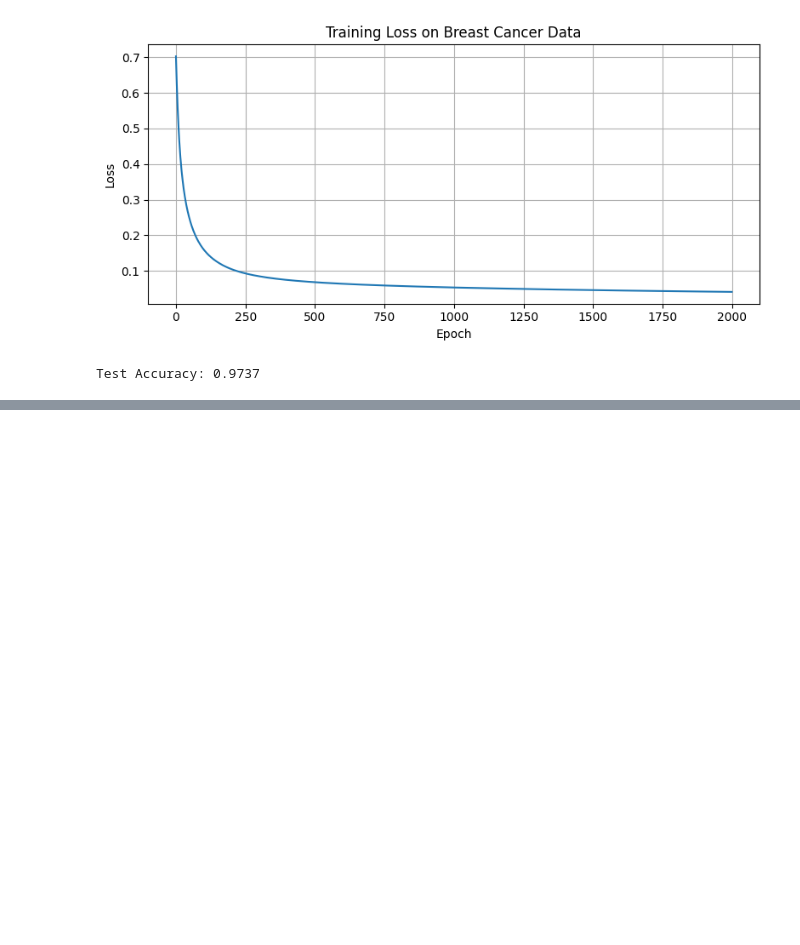
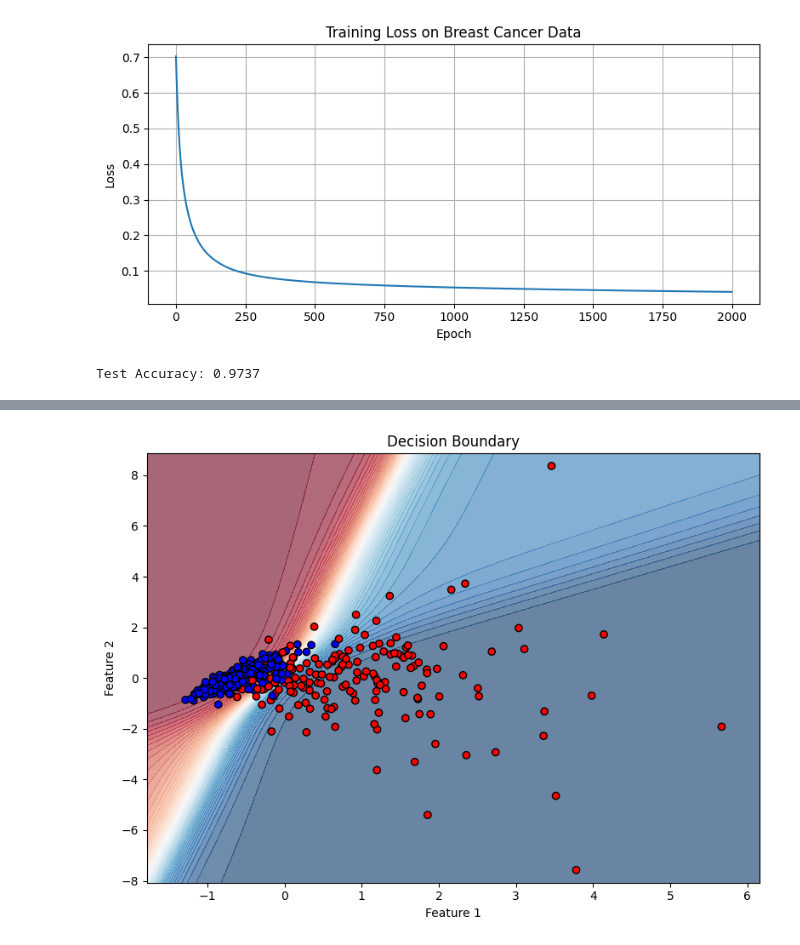
Before and after one commit to sujit4uwbslg/gcet_IV-I_2025, a Jupyter notebook: LAB/week3.ipynb, the cells around one changed output, grey strips where cells are left out. Drawn from its saved outputs; the diff is of its cells as text; code cells hidden in the pictures; blank space fills up the shorter version.

```diff
--- a/LAB/week3.ipynb
+++ b/LAB/week3.ipynb
@@ -252,3 +252,27 @@ Epoch 1900, Loss: 0.0421, Accuracy: 0.9890
 Epoch 1999, Loss: 0.0412, Accuracy: 0.9912
 [figure]
 Test Accuracy: 0.9737
+# %%
+from sklearn.decomposition import PCA
+
+# Reduce to 2D for visualization
+pca = PCA(n_components=2)
+X_reduced = pca.fit_transform(X)  # full dataset to visualize later
+
+# Split the reduced data
+X_train_2D, X_test_2D, y_train, y_test = train_test_split(
+    X_reduced, y, test_size=0.2, random_state=42, stratify=y
+)
+
+# Standardize (optional, but usually improves training)
+scaler = StandardScaler()
+X_train_2D = scaler.fit_transform(X_train_2D)
+X_test_2D = scaler.transform(X_test_2D)
+
+# Train network on 2D data
+nn_2D = SimpleNeuralNetwork(input_size=2, hidden_size=5, learning_rate=0.05)
+nn_2D.train(X_train_2D, y_train, epochs=1000)
+
+# Plot decision boundary
+plot_decision_boundary(nn_2D, X_train_2D, y_train)
+# %% [output]
@@ -254,0 +290 @@ Test Accuracy: 0.9737
+[figure, added]
```
Also changed, not shown: parts of 1 cell of this notebook.
